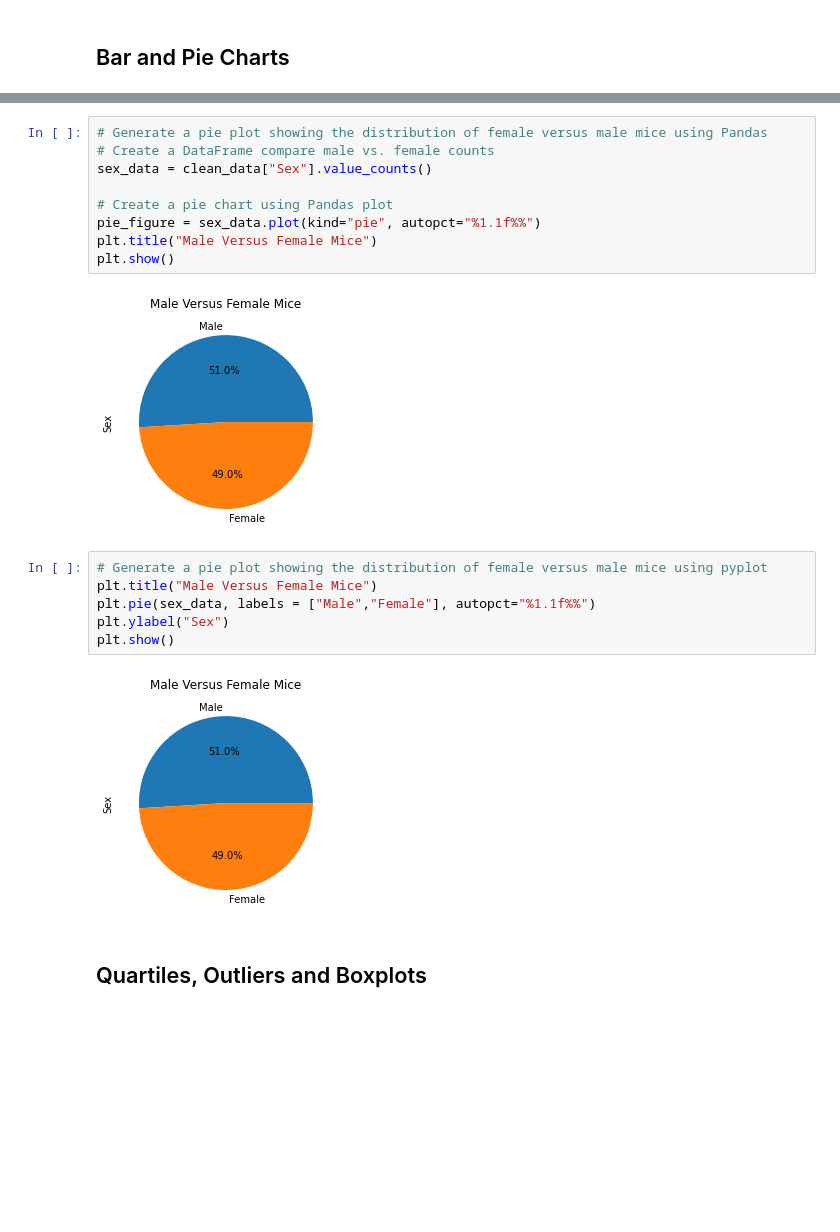
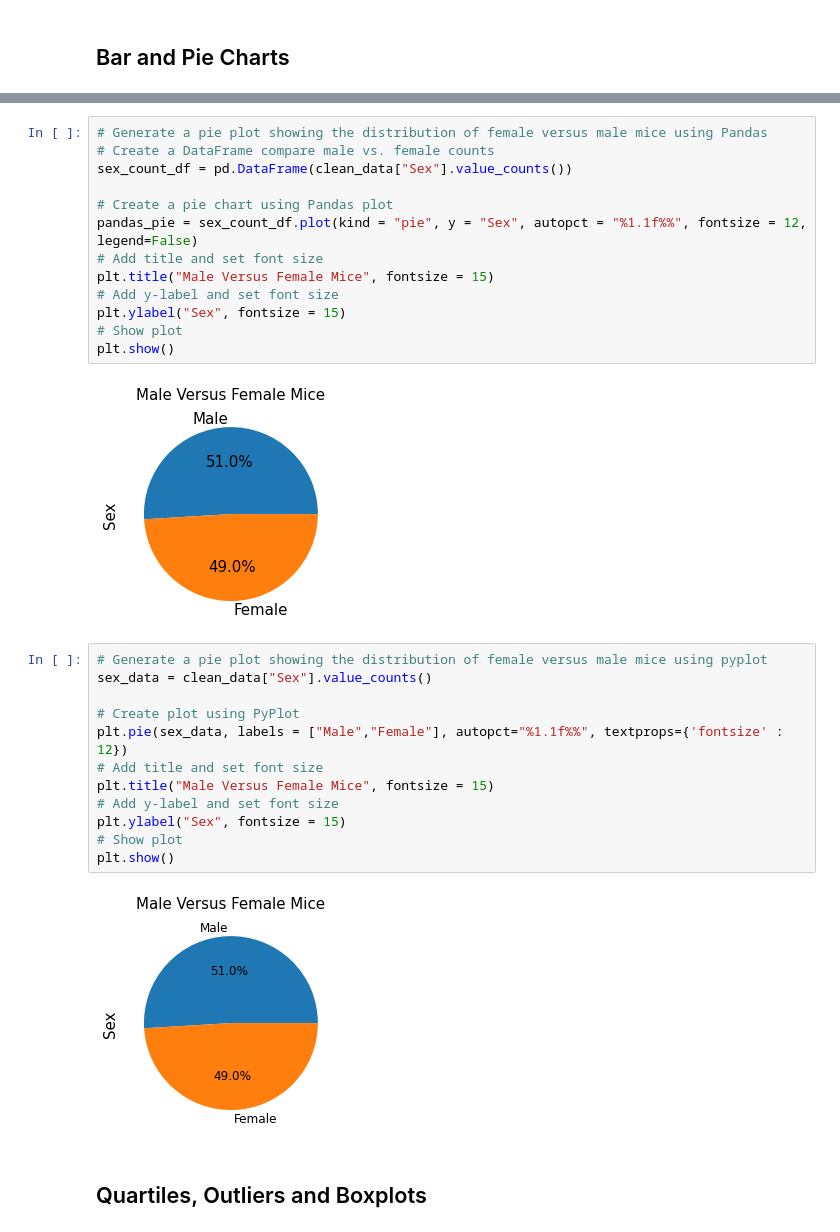
Before and after one commit to aliciahlavac/Pymaceuticals_Challenge, a Jupyter notebook: pymaceuticals.ipynb, the cells around one changed output, grey strips where cells are left out. Saved outputs shown, nothing was run; the diff lists cells and outputs as text; blank space fills up the shorter version.

```diff
--- a/pymaceuticals.ipynb
+++ b/pymaceuticals.ipynb
@@ -185,22 +219,32 @@ plt.show()
 # %%
 # Generate a pie plot showing the distribution of female versus male mice using Pandas
 # Create a DataFrame compare male vs. female counts
-sex_data = clean_data["Sex"].value_counts()
+sex_count_df = pd.DataFrame(clean_data["Sex"].value_counts())
 
 # Create a pie chart using Pandas plot
-pie_figure = sex_data.plot(kind="pie", autopct="%1.1f%%")
-plt.title("Male Versus Female Mice")
+pandas_pie = sex_count_df.plot(kind = "pie", y = "Sex", autopct = "%1.1f%%", fontsize = 12, legend=False)
+# Add title and set font size
+plt.title("Male Versus Female Mice", fontsize = 15)
+# Add y-label and set font size
+plt.ylabel("Sex", fontsize = 15)
+# Show plot
 plt.show()
 # %% [output]
-[figure, old version]
+[figure, new version]
 # %%
 # Generate a pie plot showing the distribution of female versus male mice using pyplot
-plt.title("Male Versus Female Mice")
-plt.pie(sex_data, labels = ["Male","Female"], autopct="%1.1f%%")
-plt.ylabel("Sex")
+sex_data = clean_data["Sex"].value_counts()
+
+# Create plot using PyPlot
+plt.pie(sex_data, labels = ["Male","Female"], autopct="%1.1f%%", textprops={'fontsize' : 12})
+# Add title and set font size
+plt.title("Male Versus Female Mice", fontsize = 15)
+# Add y-label and set font size
+plt.ylabel("Sex", fontsize = 15)
+# Show plot
 plt.show()
 # %% [output]
-[figure, old version]
+[figure, new version]
 # %% [markdown]
 ## Quartiles, Outliers and Boxplots
 # %%
```
Also changed, not shown: parts of 9 cells of this notebook.
